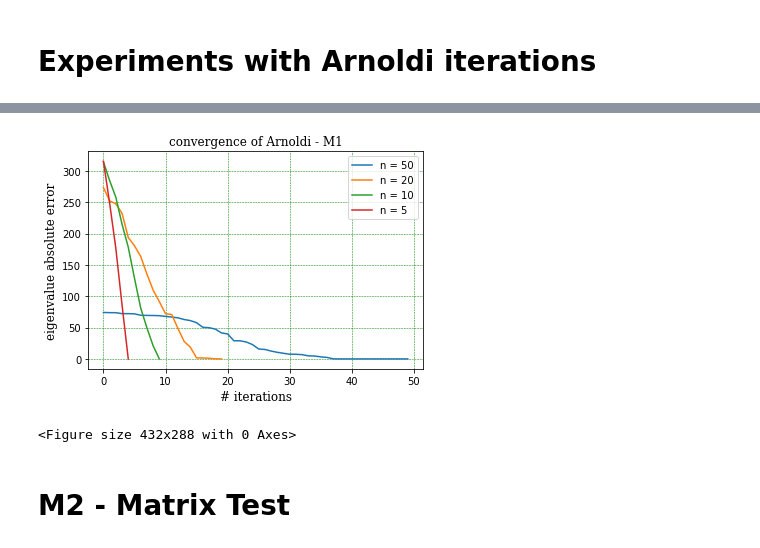
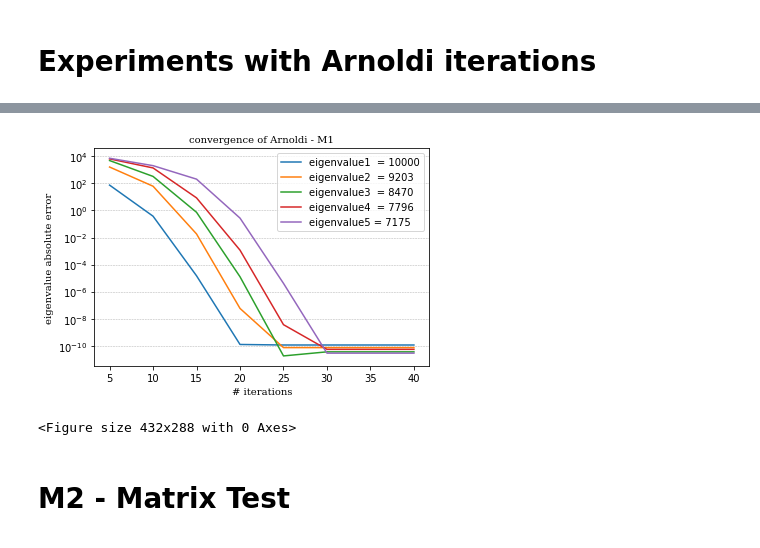
Before and after one commit to joetelila/CM-2Norm_matrix_problem, a Jupyter notebook: Arnoldi/arnoldi_test.ipynb, the cells around one changed output, grey strips where cells are left out. Saved outputs shown, nothing was run; the diff lists cells and outputs as text; code cells hidden in the pictures.

```diff
--- a/Arnoldi/arnoldi_test.ipynb
+++ b/Arnoldi/arnoldi_test.ipynb
@@ -125,31 +83,27 @@ errors_m1_n5.sort(reverse=True)
 # %%
 import matplotlib.pyplot as plt
 import numpy as np
-font1 = {'family':'serif','color':'black','size':12}
+font1 = {'family':'serif','color':'black','size':10}
 
-xpoints = list(range(0,len(errors_m1_n50)))
-ypoints = errors_m1_n50
-xpoints2 = list(range(0,len(errors_m1_n20)))
-ypoints2 = errors_m1_n20
-xpoints3 = list(range(0,len(errors_m1_n10)))
-ypoints3 = errors_m1_n10
-xpoints4 = list(range(0,len(errors_m1_n5)))
-ypoints4 = errors_m1_n5
-#plt.ticklabel_format(style='sci',scilimits=(-3,4),axis='y')
-plt.plot(xpoints, ypoints,label = "n = 50")
-plt.plot(xpoints2, ypoints2,label = "n = 20")
-plt.plot(xpoints3, ypoints3,label = "n = 10")
-plt.plot(xpoints4, ypoints4,label = "n = 5")
-#plt.yscale('symlog', linthreshy=0.01)
+x = list(range(5,45,5))
+y,y2,y3,y4,y5 =  [error_eigs[i] for i in range(5)]
+
+
+plt.plot(xpoints, y,label = "eigenvalue1  = 10000")
+plt.plot(xpoints, y2,label = "eigenvalue2  = 9203")
+plt.plot(xpoints, y3,label = "eigenvalue3  = 8470")
+plt.plot(xpoints, y4,label = "eigenvalue4  = 7796")
+plt.plot(xpoints, y5,label = "eigenvalue5 = 7175")
+plt.yscale('log')
 plt.legend()
 plt.title("convergence of Arnoldi - M1", fontdict = font1,loc = 'center')
 plt.xlabel("# iterations", fontdict = font1)
 plt.ylabel("eigenvalue absolute error", fontdict = font1)
-plt.grid(color = 'green', linestyle = '--', linewidth = 0.5)
+plt.grid(True, 'major', 'y', ls='--', lw=.5, c='k', alpha=.3)
 plt.show()
 plt.savefig('M1.png')
 # %% [output]
-[figure, old version]
+[figure, new version]
 <Figure size 432x288 with 0 Axes>
 # %% [markdown]
 # M2 - Matrix Test
```
Also changed, not shown: parts of 15 cells of this notebook.
